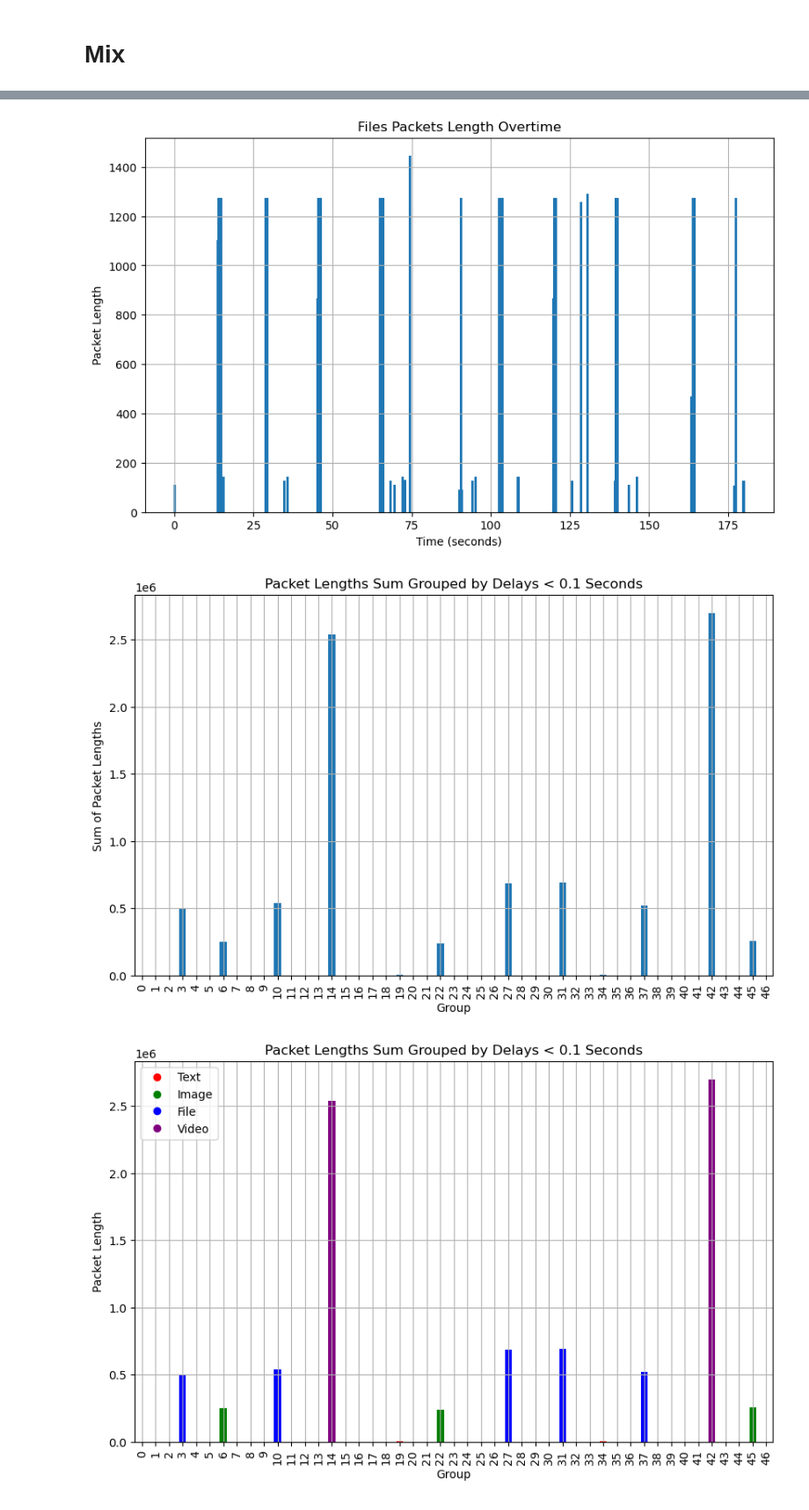
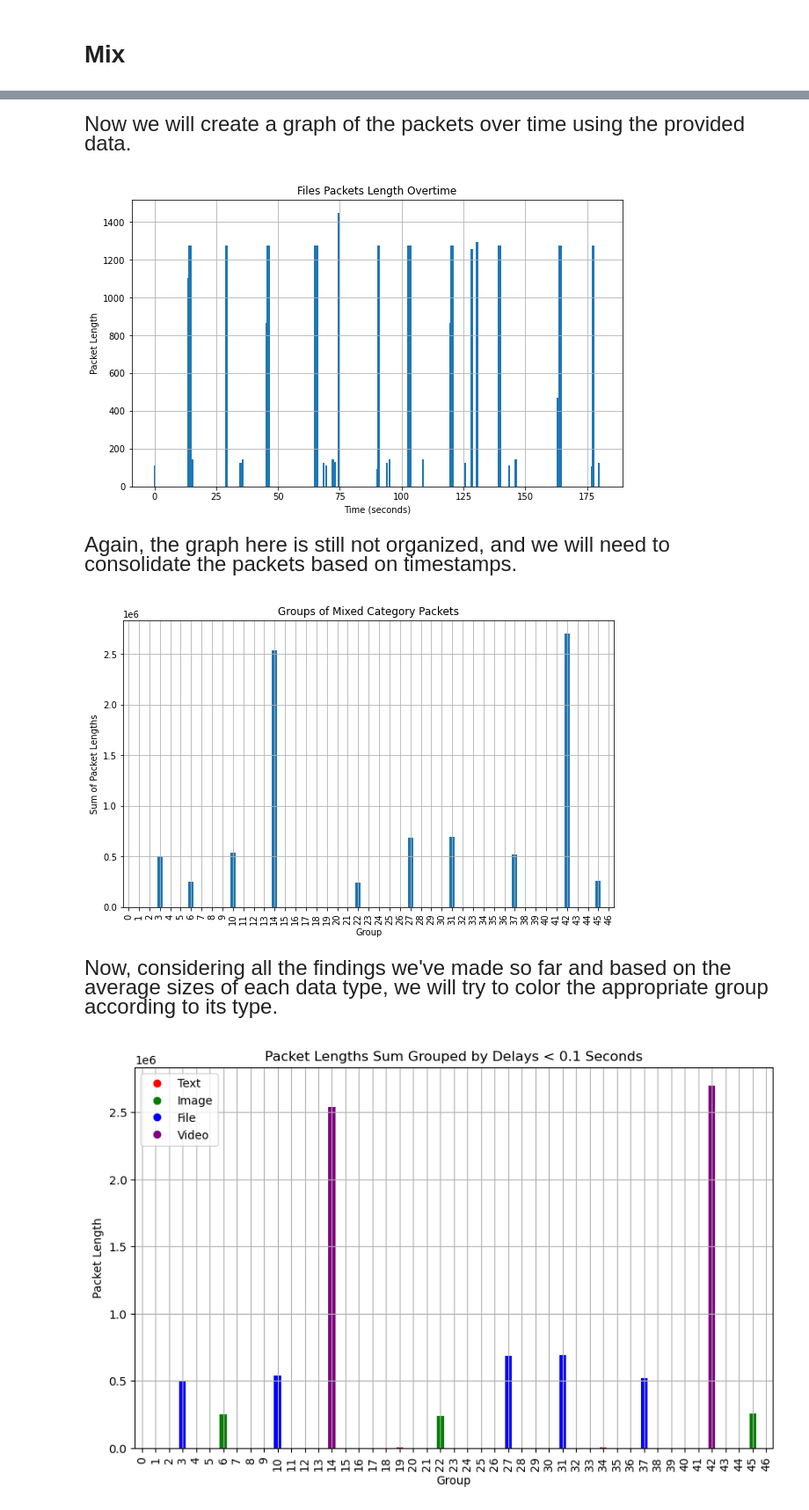
Before and after one commit to Kfirul/Computer_Networks_Final_Project, a Jupyter notebook: Computers Network.ipynb, the cells around one changed output, grey strips where cells are left out. Shown at 88% size. Cells and saved outputs as stored; diff of their text form; code cells hidden in the pictures.

```diff
--- a/Computers Network.ipynb
+++ b/Computers Network.ipynb
@@ -326,0 +722,7 @@ plt.show()
+# %%
+# Read the CSV file into a DataFrame
+#data_Mix1 = pd.read_csv('C:\\Users\\USER\\Desktop\\CsvFiles\\MixTest.csv')
+data_Mix2 = pd.read_csv('C:\\NetworkProject\\CsvFiles\\Mix.csv')
+data_Mix2 = data_Mix2.drop(['No.'] , axis=1)
+data_Mix2['Delay'] = pd.to_numeric(data_Mix2['Time']).diff()
+data_Mix2
@@ -327,42 +743,66 @@ plt.show()
+# %% [markdown]
+<span style="font-size: x-large;">
+
+
+Now we will create a graph of the packets over time using the provided data.
+
+
+
+
+</span>
 # %%
-# Read the CSV file into a DataFrame
-data_Video = pd.read_csv('C:\\Users\\USER\\Desktop\\CsvFiles\\Mix.csv')
-data_Video = data_Video.drop(['No.'] , axis=1)
-data_Video['Delay'] = pd.to_numeric(data_Video['Time']).diff()
 
-# Assuming you have a DataFrame named 'data'
 # Convert 'Time' column to numeric (seconds)
-data_Video['Time'] = pd.to_numeric(data_Video['Time'])
+data_Mix2['Time'] = pd.to_numeric(data_Mix2['Time'])
 # Extract the "Length" column and calculate the Ethernet payload lengths
-data_Files_Length = data_Video['Length']  # Subtract Ethernet header length (14 bytes)
-
+data_Mix2_Length = data_Mix2['Length']  # Subtract Ethernet header length (14 bytes)
 # Create the bar graph
 plt.figure(figsize=(10, 6))  # Adjust the figure size as needed
-plt.bar(data_Video['Time'], data_Files_Length)  # Use 'Time' column for x-axis
+plt.bar(data_Mix2['Time'], data_Mix2_Length)  # Use 'Time' column for x-axis
 plt.xlabel('Time (seconds)')  # Set x-axis label
 plt.ylabel('Packet Length')
 plt.title('Files Packets Length Overtime')
 plt.grid(True)
 plt.show()
 # %% [output]
-[figure, old version]
+[figure, new version]
+# %% [markdown]
+<span style="font-size: x-large;">
+
+
+
+Again, the graph here is still not organized, and we will need to consolidate the packets based on timestamps.
+
+
+
+</span>
 # %%
 # Set the threshold interval
 threshold = 0.1  # seconds
 
 # Group the data by delay intervals and sum the packet lengths
-data_grouped = data_Video.groupby(data_Video['Delay'].gt(threshold).cumsum())['Length'].sum()
+data_grouped = data_Mix2.groupby(data_Mix2['Delay'].gt(threshold).cumsum())['Length'].sum()
 
 # Create the bar graph
 plt.figure(figsize=(10, 6))  # Adjust the figure size as needed
 data_grouped.plot(kind='bar', x=data_grouped.index, y=data_grouped.values)
 plt.xlabel('Group')
 plt.ylabel('Sum of Packet Lengths')
-plt.title(f'Packet Lengths Sum Grouped by Delays < {threshold} Seconds')
+plt.title(f'Groups of Mixed Category Packets')
 plt.grid(True)
 plt.show()
 # %% [output]
-[figure, old version]
+[figure, new version]
+# %% [markdown]
+<span style="font-size: x-large;">
+
+
+
+Now, considering all the findings we've made so far and based on the average sizes of each data type, we will try to color the appropriate group according to its type.
+
+
+
+</span>
 # %%
 
 
```
Also changed, not shown: parts of 84 cells of this notebook, 2 other files.
